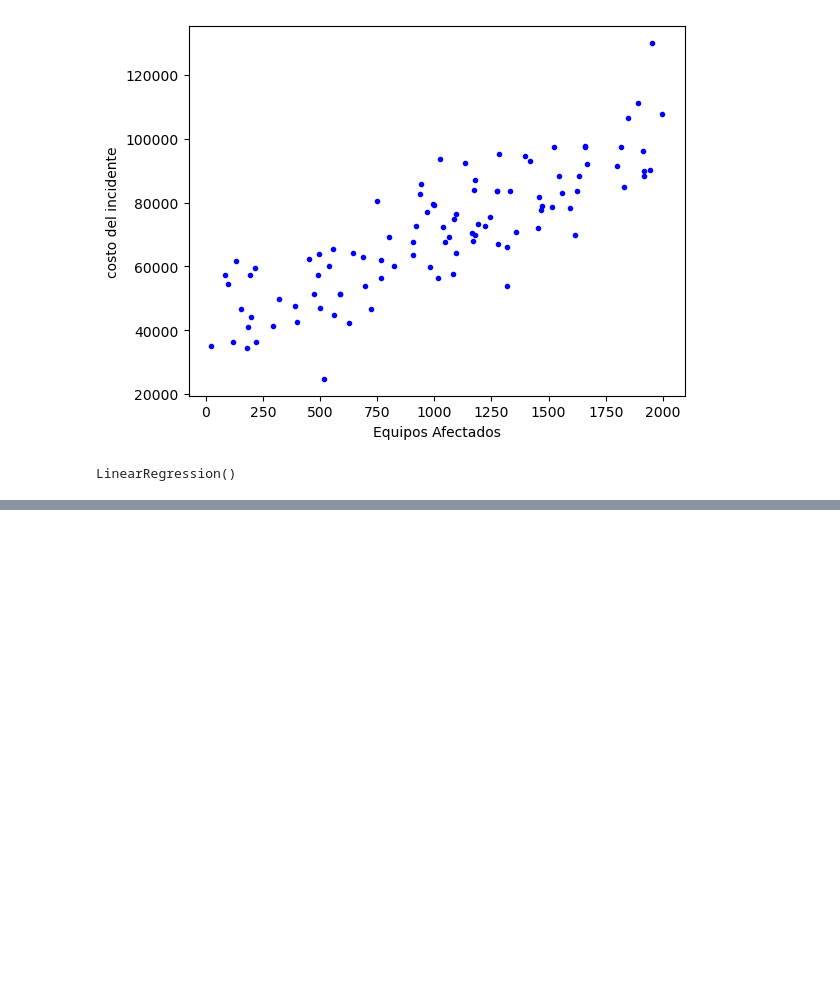
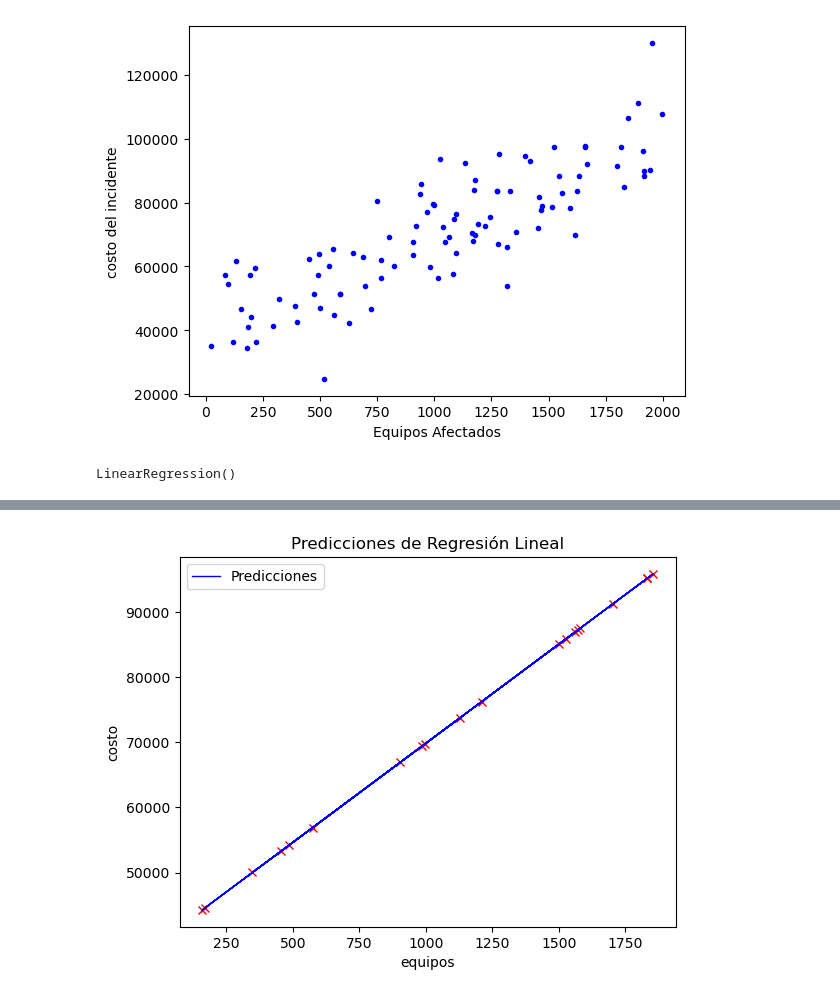
Before and after one commit to YoelRM/IA2, a Jupyter notebook: Practica1.ipynb, the cells around one changed output, grey strips where cells are left out. Drawn from its saved outputs; the diff is of its cells as text; code cells hidden in the pictures; blank space fills up the shorter version.

```diff
--- a/Practica1.ipynb
+++ b/Practica1.ipynb
@@ -62,0 +75,28 @@ plt.show()
+# %%
+#cargamos el csv que generamos con 20 datos de entrada
+datosCSV=pd.read_csv("20 Datos.csv")
+
+#pasamos los datos a un data frame
+df2=pd.DataFrame(datosCSV)
+
+#convertimos los datos del data frame a valores reales
+df2['equipos']=df2['equipos']*1000
+df2['equipos']=df2['equipos'].astype('int')
+
+#asignamos los valores a predecir en una variable
+predicciones=lin_reg.predict(df2)
+
+#utilizamos un ciclo for para empezar a hacer la predicciones
+for i in range(len(df2)):
+    plt.plot(df2.iloc[i,0], predicciones[i],'rx')
+#Graficamos las predicciones con una linea azul
+plt.plot(df2['equipos'], predicciones, color='blue', label='Predicciones', linewidth=1)
+
+# Configuramos el resto de la gráfica
+plt.title('Predicciones de Regresión Lineal')
+plt.xlabel('equipos')
+plt.ylabel('costo')
+plt.legend()
+plt.show()
+# %% [output]
+[figure, added]
```
Also changed, not shown: parts of 9 cells of this notebook, 1 other file.
